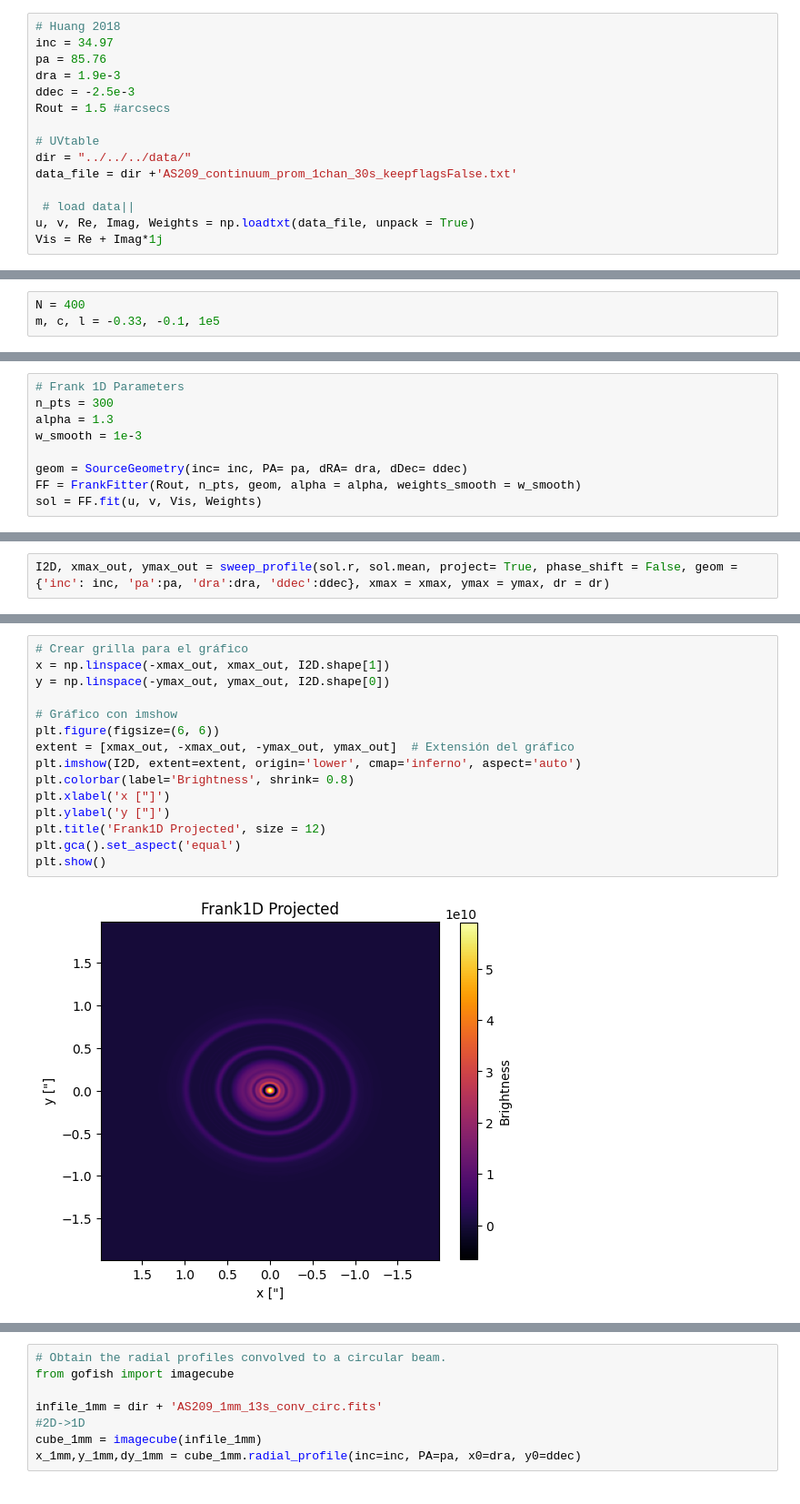
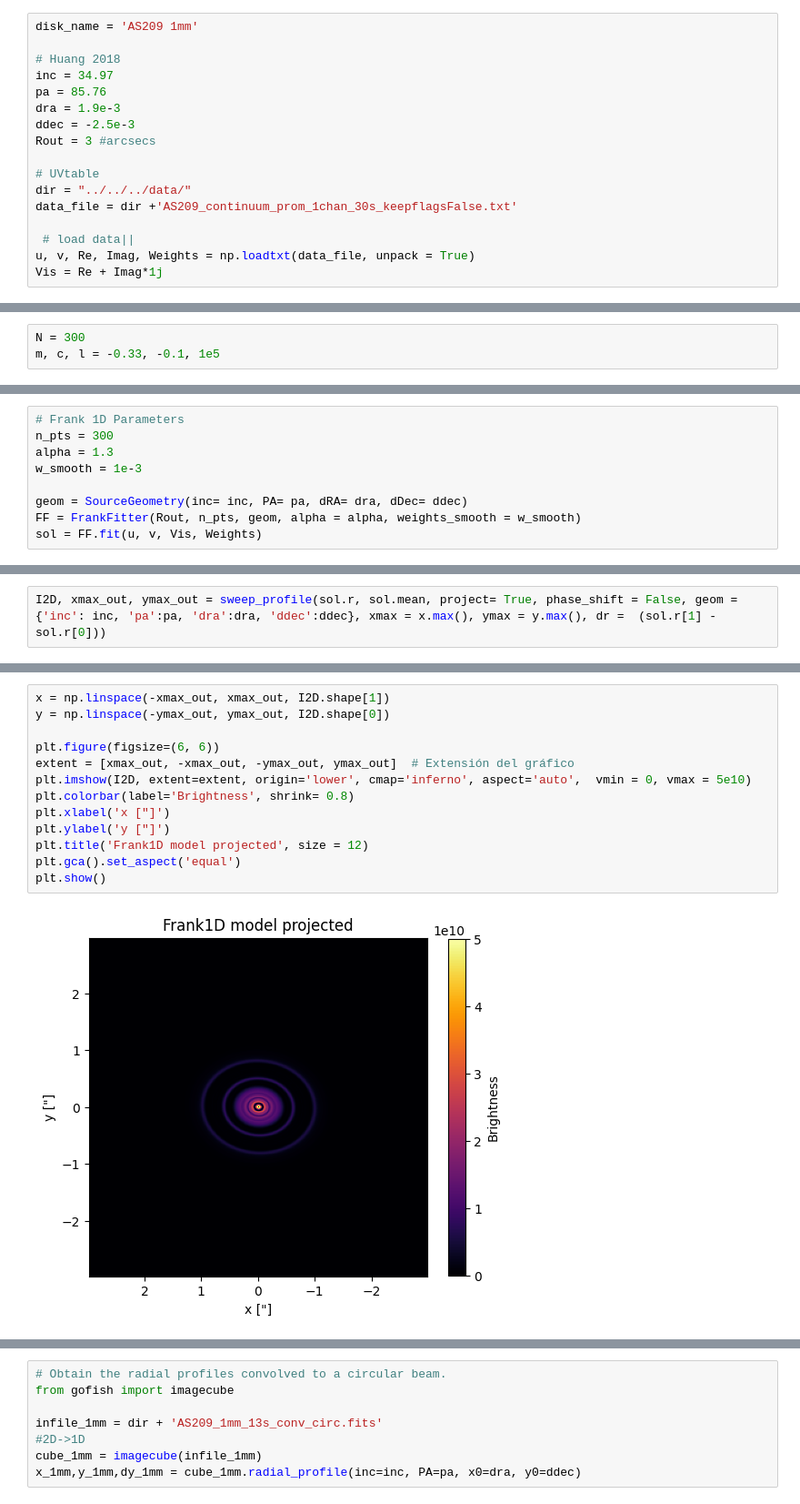
Before and after one commit to mariajmellado/frank2d, a Jupyter notebook: Notebooks/22_January_LookingForTheWrong_2_Deprojection.ipynb, the cells around one changed output, grey strips where cells are left out. Shown at 91% size. Drawn from its saved outputs; the diff is of its cells as text.

```diff
--- a/Notebooks/22_January_LookingForTheWrong_2_Deprojection.ipynb
+++ b/Notebooks/22_January_LookingForTheWrong_2_Deprojection.ipynb
@@ -200,12 +351,14 @@ def deproject_profile(r, I, phase_shift=False, geom=None, axis=0, xmax=None, yma
 # %% [markdown]
 ### Data
 # %%
+disk_name = 'AS209 1mm'
+
 # Huang 2018
 inc = 34.97
 pa = 85.76
 dra = 1.9e-3
 ddec = -2.5e-3
-Rout = 1.5 #arcsecs
+Rout = 3 #arcsecs
 
 # UVtable
 dir = "../../../data/"
@@ -298,5 +451,5 @@ plt.colorbar()
 # %% [markdown]
 ### Running F2D
 # %%
-N = 400
+N = 300
 m, c, l = -0.33, -0.1, 1e5
@@ -675,3 +733,3 @@ plt.show()
 # %%
-I2D, xmax_out, ymax_out = sweep_profile(sol.r, sol.mean, project= True, phase_shift = False, geom = {'inc': inc, 'pa':pa, 'dra':dra, 'ddec':ddec}, xmax = xmax, ymax = ymax, dr = dr)
+I2D, xmax_out, ymax_out = sweep_profile(sol.r, sol.mean, project= True, phase_shift = False, geom = {'inc': inc, 'pa':pa, 'dra':dra, 'ddec':ddec}, xmax = x.max(), ymax = y.max(), dr =  (sol.r[1] - sol.r[0]))
 # %% [output]
@@ -680,17 +738,15 @@ I2D, xmax_out, ymax_out = sweep_profile(sol.r, sol.mean, project= True, phase_sh
 # %%
-# Crear grilla para el gráfico
 x = np.linspace(-xmax_out, xmax_out, I2D.shape[1])
 y = np.linspace(-ymax_out, ymax_out, I2D.shape[0])
 
-# Gráfico con imshow
 plt.figure(figsize=(6, 6))
 extent = [xmax_out, -xmax_out, -ymax_out, ymax_out]  # Extensión del gráfico
-plt.imshow(I2D, extent=extent, origin='lower', cmap='inferno', aspect='auto')
+plt.imshow(I2D, extent=extent, origin='lower', cmap='inferno', aspect='auto',  vmin = 0, vmax = 5e10)
 plt.colorbar(label='Brightness', shrink= 0.8)
 plt.xlabel('x ["]')
 plt.ylabel('y ["]')
-plt.title('Frank1D Projected', size = 12)
+plt.title('Frank1D model projected', size = 12)
 plt.gca().set_aspect('equal')
 plt.show()
 # %% [output]
-[figure, old version]
+[figure, new version]
```
Also changed, not shown: parts of 71 cells of this notebook, 6 other files.
